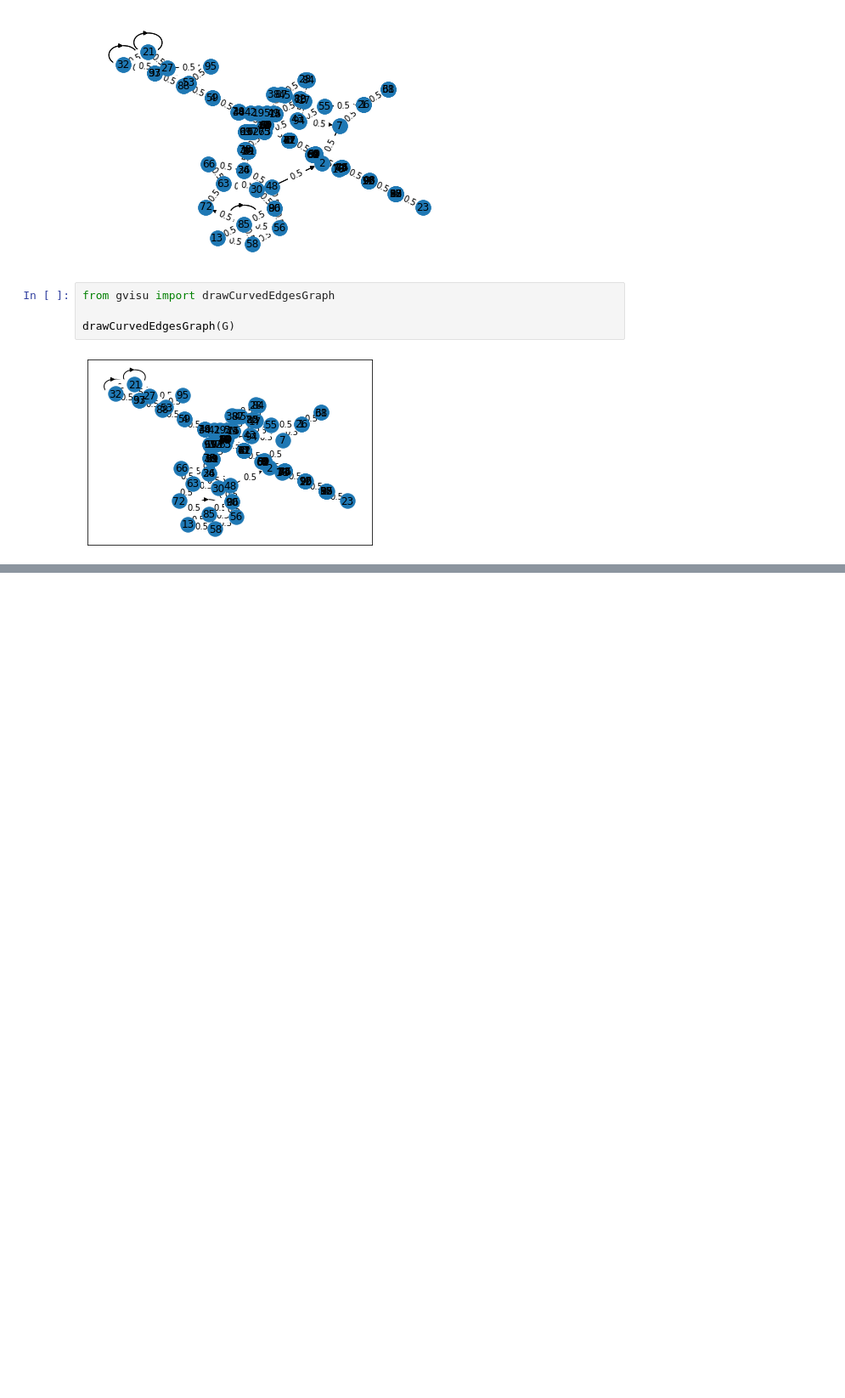
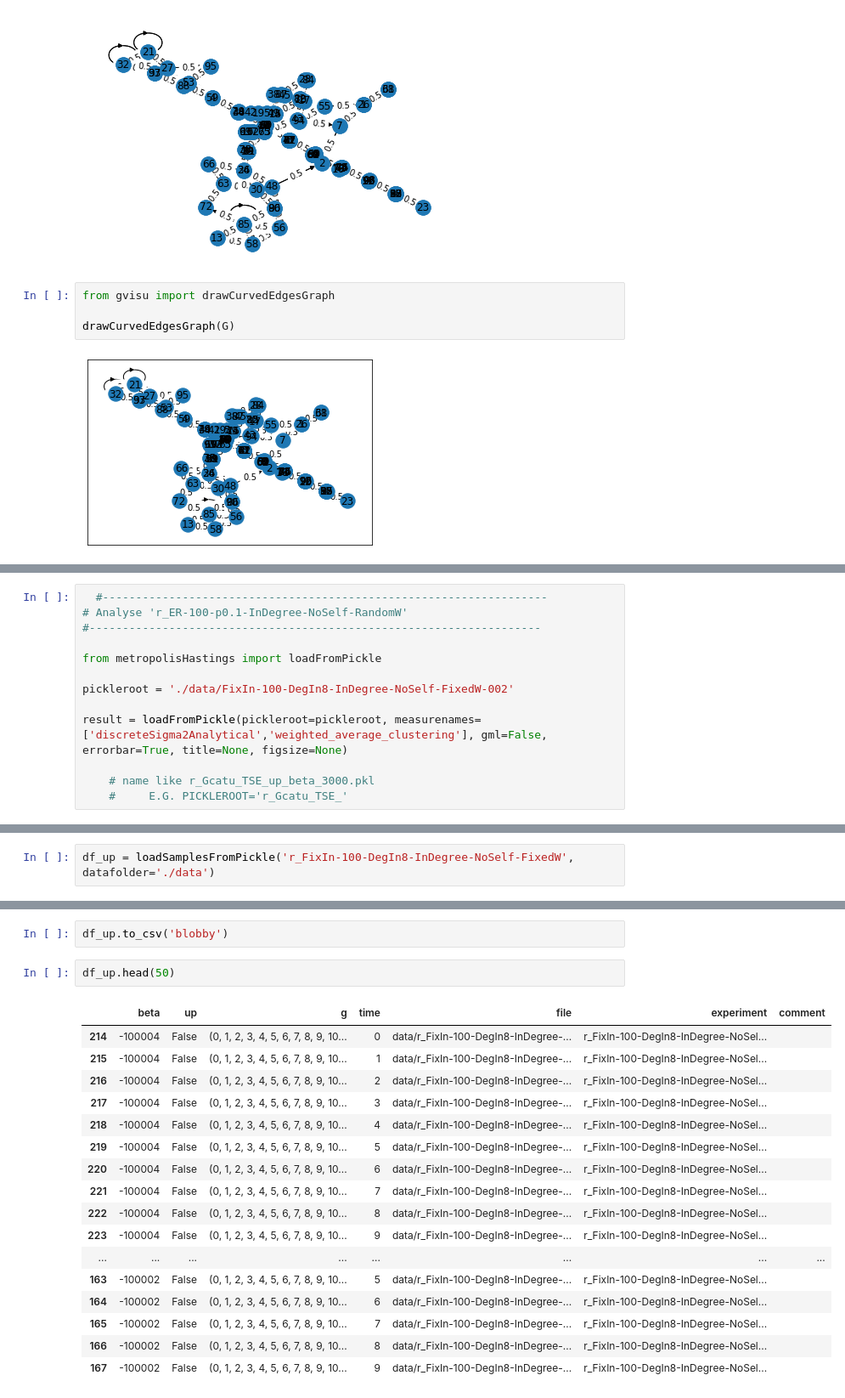
Before and after one commit to IsisChameleon/NetworkSyncCapstone, a Jupyter notebook: results.ipynb, the cells around one changed output, grey strips where cells are left out. Shown: that part at 85% size. Cells and saved outputs as stored; diff of their text form; blank space fills up the shorter version.

Commit message:
Draw matrix get g result

```diff
--- a/results.ipynb
+++ b/results.ipynb
@@ -77,0 +87,13 @@ drawCurvedEdgesGraph(G)
+# %%
+  #-------------------------------------------------------------------
+# Analyse 'r_ER-100-p0.1-InDegree-NoSelf-RandomW'
+#--------------------------------------------------------------------
+
+from metropolisHastings import loadFromPickle
+
+pickleroot = './data/FixIn-100-DegIn8-InDegree-NoSelf-FixedW-002'
+
+result = loadFromPickle(pickleroot=pickleroot, measurenames=['discreteSigma2Analytical','weighted_average_clustering'], gml=False, errorbar=True, title=None, figsize=None)
+
+    # name like r_Gcatu_TSE_up_beta_3000.pkl
+    #     E.G. PICKLEROOT='r_Gcatu_TSE_'
@@ -77,0 +185,2 @@ drawCurvedEdgesGraph(G)
+# %%
+df_up = loadSamplesFromPickle('r_FixIn-100-DegIn8-InDegree-NoSelf-FixedW', datafolder='./data')
@@ -77,0 +205,22 @@ drawCurvedEdgesGraph(G)
+# %%
+df_up.to_csv('blobby')
+# %%
+df_up.head(50)
+# %% [output]
+|  | beta | up | g | time | file | experiment | comment |
+| 214 | -100004 | False | (0, 1, 2, 3, 4, 5, 6, 7, 8, 9, 10... | 0 | data/r_FixIn-100-DegIn8-InDegree-... | r_FixIn-100-DegIn8-InDegree-NoSel... |  |
+| 215 | -100004 | False | (0, 1, 2, 3, 4, 5, 6, 7, 8, 9, 10... | 1 | data/r_FixIn-100-DegIn8-InDegree-... | r_FixIn-100-DegIn8-InDegree-NoSel... |  |
+| 216 | -100004 | False | (0, 1, 2, 3, 4, 5, 6, 7, 8, 9, 10... | 2 | data/r_FixIn-100-DegIn8-InDegree-... | r_FixIn-100-DegIn8-InDegree-NoSel... |  |
+| 217 | -100004 | False | (0, 1, 2, 3, 4, 5, 6, 7, 8, 9, 10... | 3 | data/r_FixIn-100-DegIn8-InDegree-... | r_FixIn-100-DegIn8-InDegree-NoSel... |  |
+| 218 | -100004 | False | (0, 1, 2, 3, 4, 5, 6, 7, 8, 9, 10... | 4 | data/r_FixIn-100-DegIn8-InDegree-... | r_FixIn-100-DegIn8-InDegree-NoSel... |  |
+| 219 | -100004 | False | (0, 1, 2, 3, 4, 5, 6, 7, 8, 9, 10... | 5 | data/r_FixIn-100-DegIn8-InDegree-... | r_FixIn-100-DegIn8-InDegree-NoSel... |  |
+| 220 | -100004 | False | (0, 1, 2, 3, 4, 5, 6, 7, 8, 9, 10... | 6 | data/r_FixIn-100-DegIn8-InDegree-... | r_FixIn-100-DegIn8-InDegree-NoSel... |  |
+| 221 | -100004 | False | (0, 1, 2, 3, 4, 5, 6, 7, 8, 9, 10... | 7 | data/r_FixIn-100-DegIn8-InDegree-... | r_FixIn-100-DegIn8-InDegree-NoSel... |  |
+| 222 | -100004 | False | (0, 1, 2, 3, 4, 5, 6, 7, 8, 9, 10... | 8 | data/r_FixIn-100-DegIn8-InDegree-... | r_FixIn-100-DegIn8-InDegree-NoSel... |  |
+| 223 | -100004 | False | (0, 1, 2, 3, 4, 5, 6, 7, 8, 9, 10... | 9 | data/r_FixIn-100-DegIn8-InDegree-... | r_FixIn-100-DegIn8-InDegree-NoSel... |  |
+| ... | ... | ... | ... | ... | ... | ... | ... |
+| 163 | -100002 | False | (0, 1, 2, 3, 4, 5, 6, 7, 8, 9, 10... | 5 | data/r_FixIn-100-DegIn8-InDegree-... | r_FixIn-100-DegIn8-InDegree-NoSel... |  |
+| 164 | -100002 | False | (0, 1, 2, 3, 4, 5, 6, 7, 8, 9, 10... | 6 | data/r_FixIn-100-DegIn8-InDegree-... | r_FixIn-100-DegIn8-InDegree-NoSel... |  |
+| 165 | -100002 | False | (0, 1, 2, 3, 4, 5, 6, 7, 8, 9, 10... | 7 | data/r_FixIn-100-DegIn8-InDegree-... | r_FixIn-100-DegIn8-InDegree-NoSel... |  |
+| 166 | -100002 | False | (0, 1, 2, 3, 4, 5, 6, 7, 8, 9, 10... | 8 | data/r_FixIn-100-DegIn8-InDegree-... | r_FixIn-100-DegIn8-InDegree-NoSel... |  |
+| 167 | -100002 | False | (0, 1, 2, 3, 4, 5, 6, 7, 8, 9, 10... | 9 | data/r_FixIn-100-DegIn8-InDegree-... | r_FixIn-100-DegIn8-InDegree-NoSel... |  |
```
Also changed, not shown: parts of 4 cells of this notebook, 9 other files.
